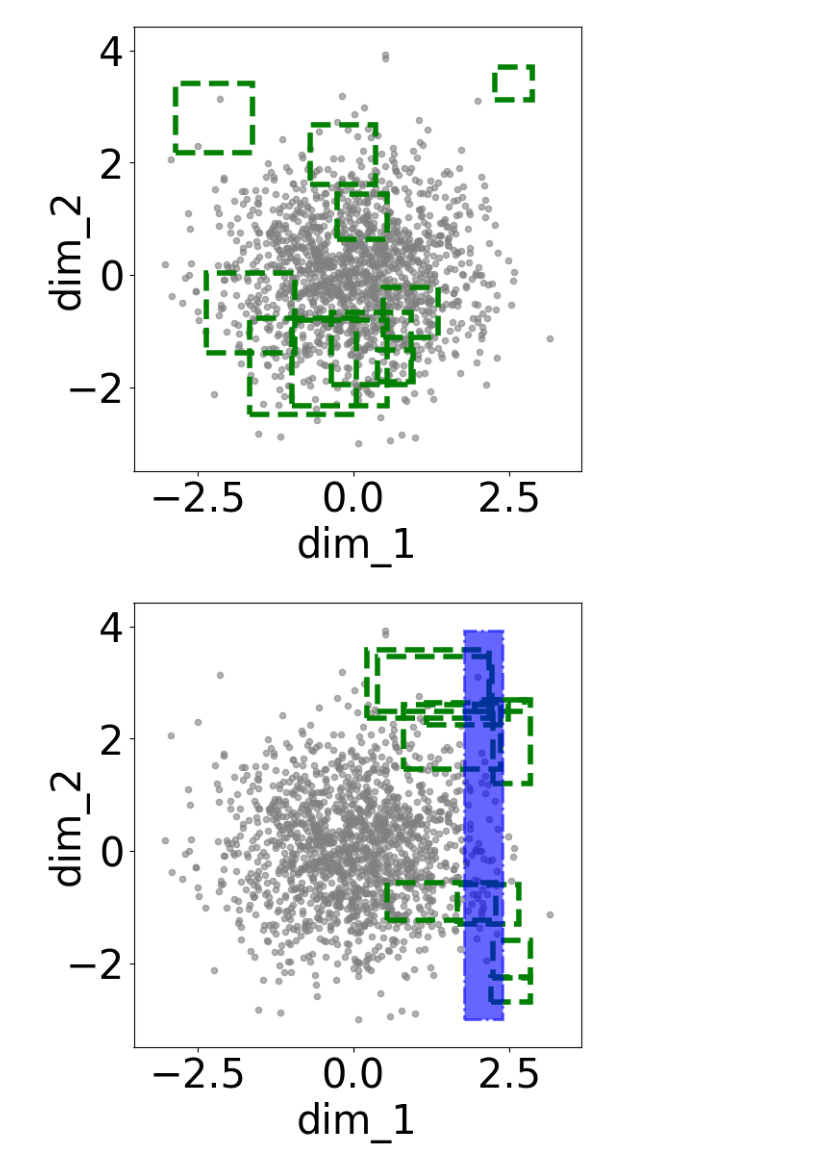
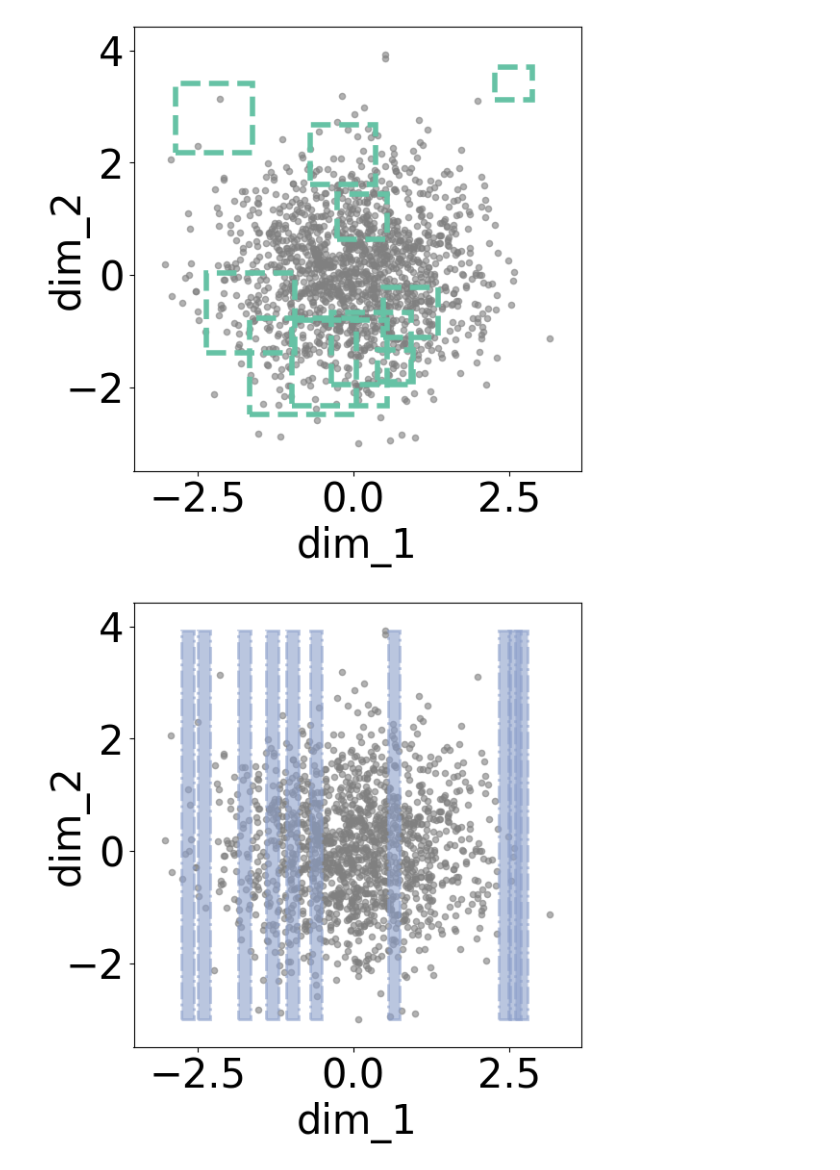
Before and after one commit to Liuguanli/DriftBench, a Jupyter notebook: driftbench/notebooks/demos.ipynb, the cells around one changed output. Saved outputs shown, nothing was run; the diff lists cells and outputs as text; code cells hidden in the pictures.

```diff
--- a/driftbench/notebooks/demos.ipynb
+++ b/driftbench/notebooks/demos.ipynb
@@ -138,33 +138,38 @@ def plot_query_shapes_within_bounds(base_data, x_min, x_max, y_min, y_max, save_
         fig, ax = plt.subplots(figsize=(6, 6))
         ax.scatter(base_data[:, 0], base_data[:, 1], color="gray", alpha=0.6, s=20, label="Base Data")
 
-        for _ in range(10):
-            if stage == 0:
-                w = h = 1.0
-            elif stage == 1:
-                w = h = np.random.uniform(0.5, 2.0)
-            else:
-                w = np.random.uniform(0.5, 2.0)
-                h = np.random.uniform(0.2, 1.5)
+        if stage != 2:
+            for _ in range(10):
+                if stage == 0:
+                    w = h = 1.0
+                elif stage == 1:
+                    w = h = np.random.uniform(0.5, 2.0)
+                else:
+                    w = np.random.uniform(0.5, 2.0)
+                    h = np.random.uniform(0.2, 1.5)
 
-            if stage == 2:
-                # cx = np.random.uniform(x_min + w + 1, x_max - w/2)
-                cy = np.random.uniform(y_min + h/2, y_max - h/2)
-                cx = x_max - w
-                # cy = y_max - h/2
-            else:
-                cx = np.random.uniform(x_min + w/2, x_max - w/2)
-                cy = np.random.uniform(y_min + h/2, y_max - h/2)
+                if stage == 2:
+                    # cx = np.random.uniform(x_min + w + 1, x_max - w/2)
+                    cy = np.random.uniform(y_min + h/2, y_max - h/2)
+                    cx = x_max - w
+                    # cy = y_max - h/2
+                else:
+                    cx = np.random.uniform(x_min + w/2, x_max - w/2)
+                    cy = np.random.uniform(y_min + h/2, y_max - h/2)
 
-            rect = Rectangle((cx - w/2, cy - h/2), w, h,
-                             linewidth=4, edgecolor='green', facecolor='none', linestyle='--')
-            ax.add_patch(rect)
+                rect = Rectangle((cx - w/2, cy - h/2), w, h,
+                                 linewidth=4, edgecolor='#66c2a5', facecolor='none', linestyle='--')
+                ax.add_patch(rect)
+
 
         if stage == 2:
-            cx = np.random.uniform(x_min + w/2, x_max - w/2)
-            rect = Rectangle((cx - w/2, y_min), w, y_max - y_min,
-                             linewidth=2, alpha=0.6, edgecolor='blue', facecolor='blue', linestyle='-.')
-            ax.add_patch(rect)
+            w = np.random.uniform(0.05, 0.2)
+            h = np.random.uniform(0.2, 1.5)
+            for _ in range(10):
+                cx = np.random.uniform(x_min + w/2, x_max - w/2)
+                rect = Rectangle((cx - w/2, y_min), w, y_max - y_min,
+                                 linewidth=2, alpha=0.6, edgecolor='#8da0cb', facecolor='#8da0cb', linestyle='-.')
+                ax.add_patch(rect)
 
 
         # ax.set_title(fig_titles[stage], fontsize=fontsize_title)
@@ -177,8 +182,8 @@ def plot_query_shapes_within_bounds(base_data, x_min, x_max, y_min, y_max, save_
         ax.set_xlim(x_min - 0.5, x_max + 0.5)
         ax.set_ylim(y_min - 0.5, y_max + 0.5)
 
-        save_path = os.path.join(save_dir, f"query_shape_stage_{stage}.pdf")
-        plt.savefig(save_path, format='pdf', bbox_inches='tight')
+        save_path = os.path.join(save_dir, f"query_shape_stage_{stage}.png")
+        plt.savefig(save_path, format='png', bbox_inches='tight')
         plt.savefig(os.path.join(overleaf_dir, f"query_shape_stage_{stage}.pdf"), format='pdf', bbox_inches='tight')
         plt.show()
         plt.close()
@@ -189,2 +194,2 @@ plot_query_shapes_within_bounds(base_data_only, x_min, x_max, y_min, y_max)
-[figure, old version]
+[figure, new version]
-[figure, old version]
+[figure, new version]
```
Also changed, not shown: parts of 4 cells of this notebook, 37 other files.
